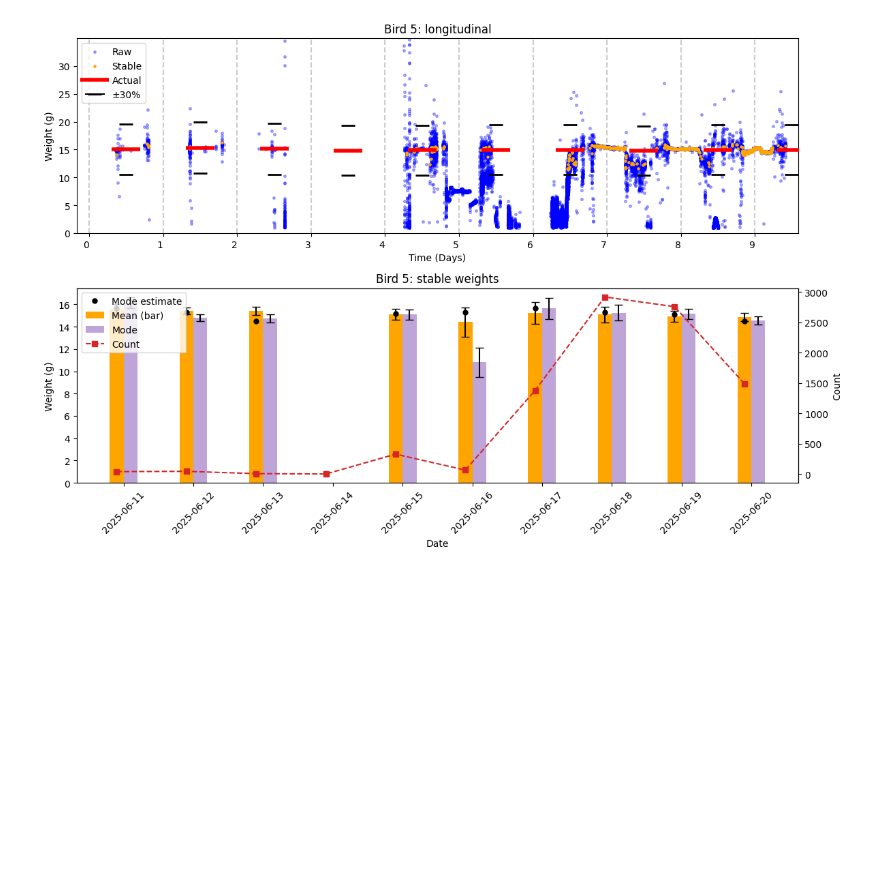
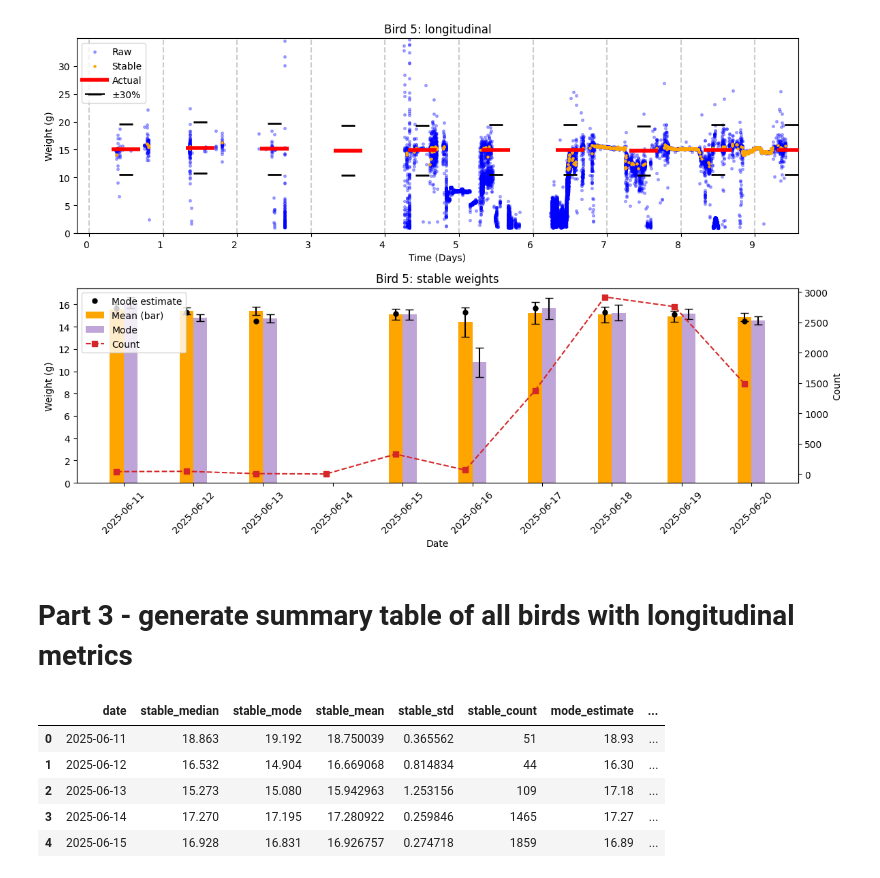
Before and after one commit to NeuralSyntaxLab/perch-scale-manuscript, a Jupyter notebook: scripts/generate_fig_5.ipynb, the cells around one changed output. Saved outputs shown, nothing was run; the diff lists cells and outputs as text; code cells hidden in the pictures; blank space fills up the shorter version.

```diff
--- a/scripts/generate_fig_5.ipynb
+++ b/scripts/generate_fig_5.ipynb
@@ -162,7 +164,7 @@ def compute_stable_weight_summary(
     win_size=10, step=10, weight_fraction=0.09,
     start_date=None, end_date=None, start_time=None, end_time=None,
     tolerance_fraction=0.3,
-    weights_csv_path="weights.csv",
+    weights_csv_path="daily_manual_weights.csv",
     keep_out_of_range=False,
 ) -> pd.DataFrame:
     df0 = read_timeseries(
@@ -329,3 +333,46 @@ plt.tight_layout()
 plt.show()
 # %% [output]
 [figure]
+# %% [markdown]
+# Part 3 - generate summary table of all birds with longitudinal metrics
+# %%
+# Build a table across all birds and write to metadata/all_bird_summary.csv
+
+with open(P.META / "daily_manual_weights.json", 'r') as f:
+    weights_dict = json.load(f)
+rows = []
+for bird_id in weights_dict.keys():
+    if bird_id == 'start_date':
+        continue
+    try:
+        fp = find_bird_file(bird_id, birds_dir=P.BIRDS)
+    except FileNotFoundError:
+        print(f"Skip {bird_id}: file not found.")
+        continue
+
+    s = compute_stable_weight_summary(
+        bird_id, fp, weights_dict,
+        low_thrd=1, high_thrd=35,
+        win_size=10, step=10, weight_fraction=0.09,
+        start_date='2025-06-11', end_date=None,
+        tolerance_fraction=0.3, weights_csv_path=str(P.META / "daily_manual_weights.csv"),
+        keep_out_of_range=True
+    )
+    if s is not None and not s.empty:
+        rows.append(s)
+
+all_summary = pd.concat(rows, axis=0, ignore_index=True) if rows else pd.DataFrame(
+    columns=['date','stable_median','stable_mode','stable_mean','stable_std','stable_count','mode_estimate','true_weight','bird_id']
+)
+
+out_csv = P.META / "all_bird_summary.csv"
+# out_csv.parent.mkdir(parents=True, exist_ok=True)
+# all_summary.to_csv(out_csv, index=False)
+all_summary.head()
+# %% [output]
+|  | date | stable_median | stable_mode | stable_mean | stable_std | stable_count | mode_estimate | ... |
+| 0 | 2025-06-11 | 18.863 | 19.192 | 18.750039 | 0.365562 | 51 | 18.93 | ... |
+| 1 | 2025-06-12 | 16.532 | 14.904 | 16.669068 | 0.814834 | 44 | 16.30 | ... |
+| 2 | 2025-06-13 | 15.273 | 15.080 | 15.942963 | 1.253156 | 109 | 17.18 | ... |
+| 3 | 2025-06-14 | 17.270 | 17.195 | 17.280922 | 0.259846 | 1465 | 17.27 | ... |
+| 4 | 2025-06-15 | 16.928 | 16.831 | 16.926757 | 0.274718 | 1859 | 16.89 | ... |
```
Also changed, not shown: parts of 2 cells of this notebook.
